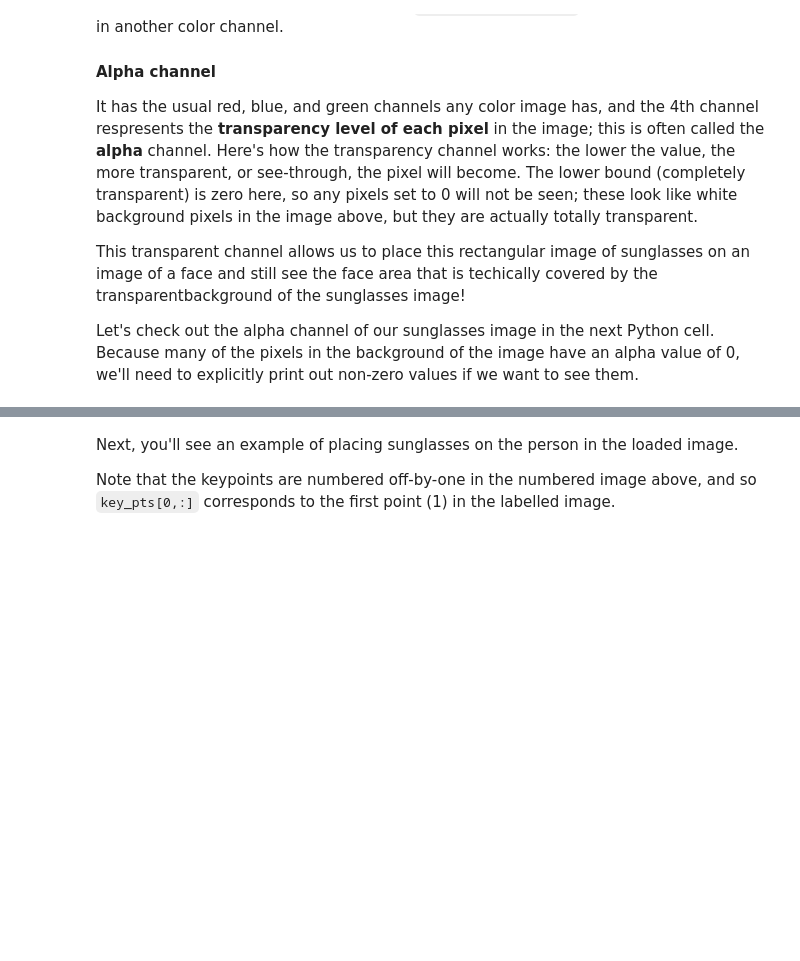
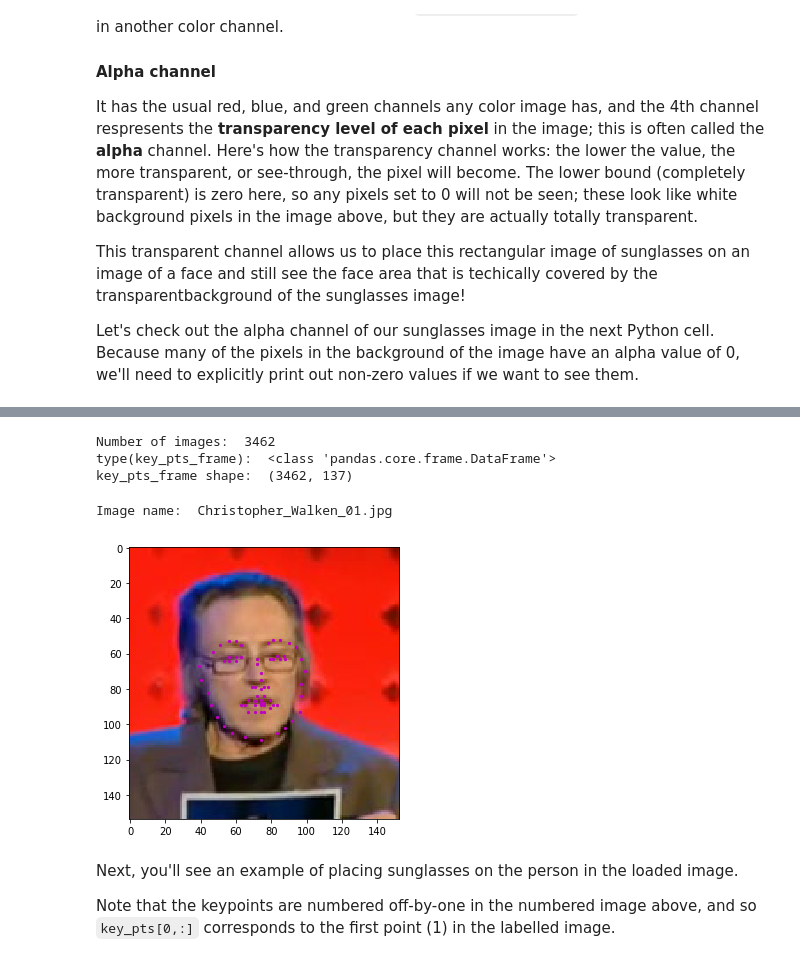
Before and after one commit to itoro-michael/udacity-facial-keypoint-detection, a Jupyter notebook: P1_Facial_Keypoints/4. Fun with Keypoints.ipynb, the cells around one changed output, grey strips where cells are left out. Saved outputs shown, nothing was run; the diff lists cells and outputs as text; code cells hidden in the pictures; blank space fills up the shorter version.

Commit message:
doc: Show the cells output of 4. Fun with Keypoints.ipynb notebook file

```diff
--- a/P1_Facial_Keypoints/4. Fun with Keypoints.ipynb
+++ b/P1_Facial_Keypoints/4. Fun with Keypoints.ipynb
@@ -71,9 +80,15 @@ Next, we'll load in an example image. Below, you've been given an image and set
 # %%
 # load in training data
-key_pts_frame = pd.read_csv('/data/training_frames_keypoints.csv')
+key_pts_frame = pd.read_csv('data/training_frames_keypoints.csv')
 
 # print out some stats about the data
 print('Number of images: ', key_pts_frame.shape[0])
+print ("type(key_pts_frame): ", type(key_pts_frame))
+print ("key_pts_frame shape: ", key_pts_frame.shape)
+# %% [output]
+Number of images:  3462
+type(key_pts_frame):  <class 'pandas.core.frame.DataFrame'>
+key_pts_frame shape:  (3462, 137)
 # %%
 # helper function to display keypoints
 def show_keypoints(image, key_pts):
@@ -83,16 +98,19 @@ def show_keypoints(image, key_pts):
 # %%
 # a selected image
 n = 120
 image_name = key_pts_frame.iloc[n, 0]
-image = mpimg.imread(os.path.join('/data/training/', image_name))
+image = mpimg.imread(os.path.join('data/training/', image_name))
 key_pts = key_pts_frame.iloc[n, 1:].as_matrix()
 key_pts = key_pts.astype('float').reshape(-1, 2)
 
 print('Image name: ', image_name)
 
 plt.figure(figsize=(5, 5))
 show_keypoints(image, key_pts)
 plt.show()
+# %% [output]
+Image name:  Christopher_Walken_01.jpg
+[figure, added]
 # %% [markdown]
 Next, you'll see an example of placing sunglasses on the person in the loaded image.
 
```
Also changed, not shown: parts of 6 cells of this notebook, 1 other file.
